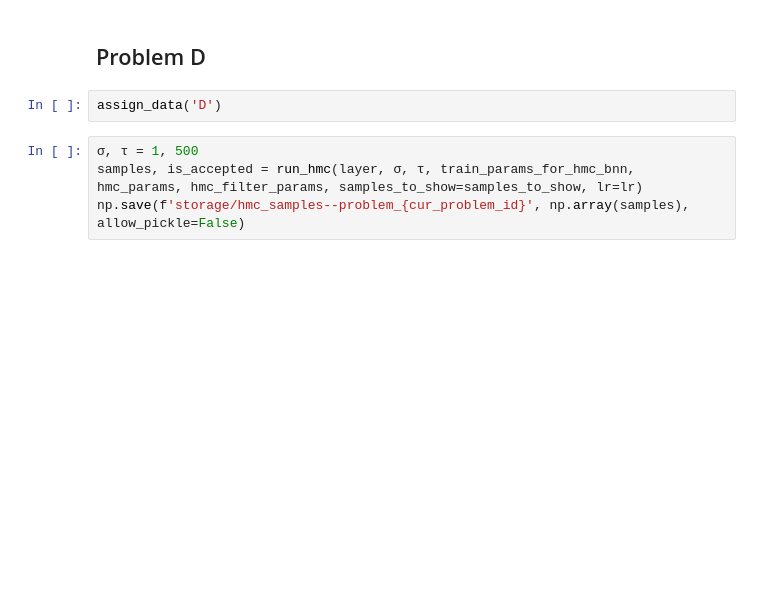
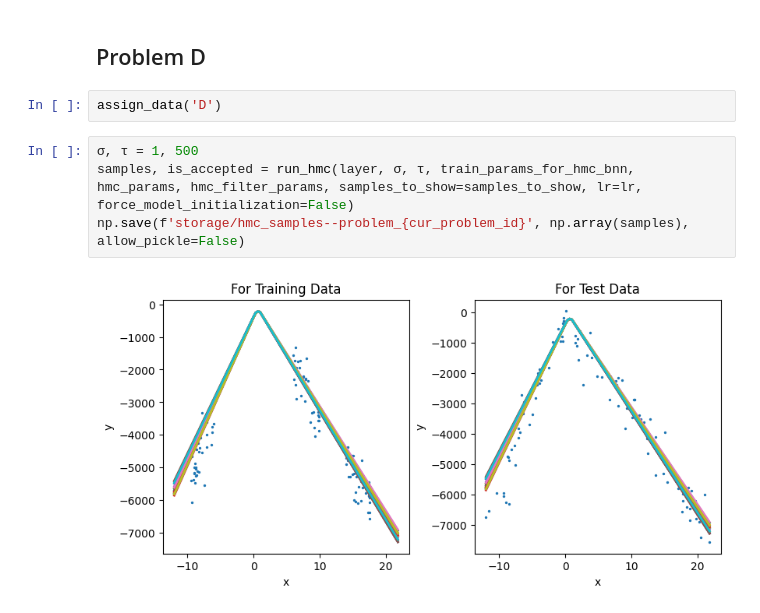
Before and after one commit to pranigopu/mastersProject, a Jupyter notebook: code/data_collection.ipynb, the cells around one changed output. Drawn from its saved outputs; the diff is of its cells as text; blank space fills up the shorter version.

```diff
--- a/code/data_collection.ipynb
+++ b/code/data_collection.ipynb
@@ -170,6 +170,8 @@ run_vi(prior_mu, prior_sigma, bayesian_layers, train_params_for_vi_bnn, samples_
 assign_data('D')
 # %%
 σ, τ = 1, 500
-samples, is_accepted = run_hmc(layer, σ, τ, train_params_for_hmc_bnn, hmc_params, hmc_filter_params, samples_to_show=samples_to_show, lr=lr)
+samples, is_accepted = run_hmc(layer, σ, τ, train_params_for_hmc_bnn, hmc_params, hmc_filter_params, samples_to_show=samples_to_show, lr=lr, force_model_initialization=False)
 np.save(f'storage/hmc_samples--problem_{cur_problem_id}', np.array(samples), allow_pickle=False)
+# %% [output]
+[figure, added]
 # %%
```
Also changed, not shown: parts of 6 cells of this notebook.
